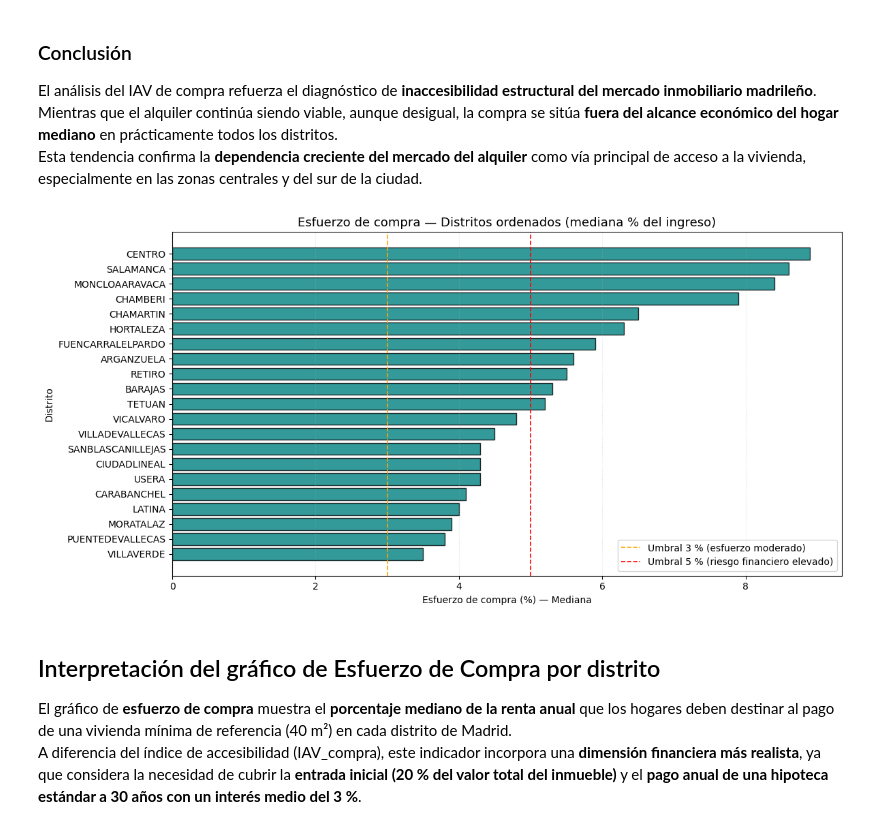
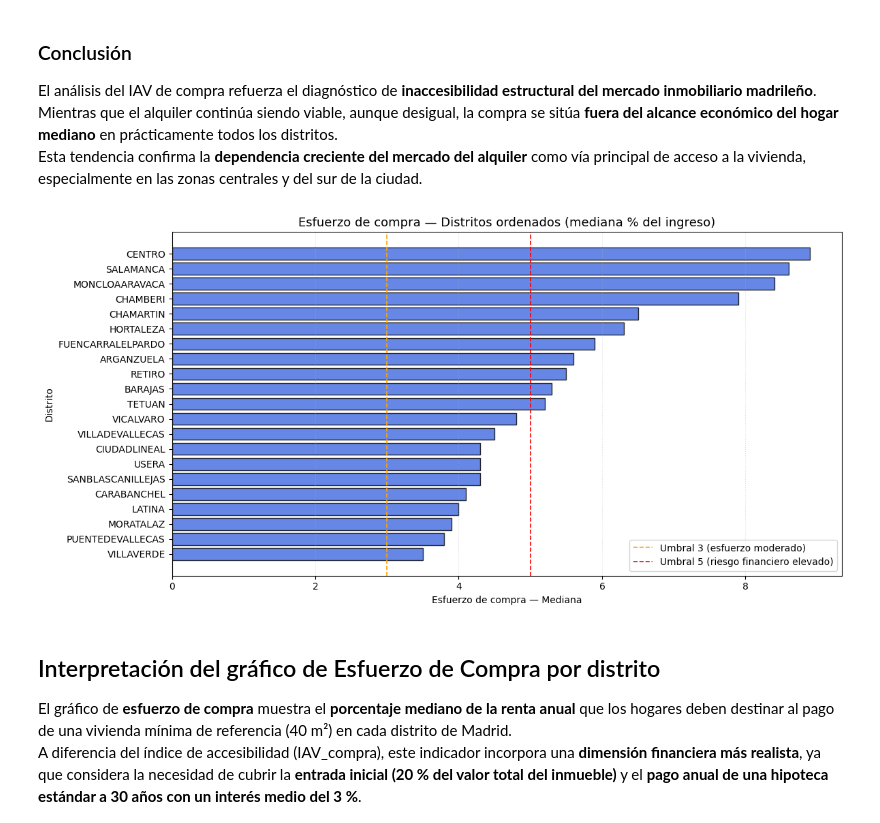
Before and after one commit to JorgeGM8/TFM_Data_Science, a Jupyter notebook: notebooks/Calculos_IAV.ipynb, the cells around one changed output. Saved outputs shown, nothing was run; the diff lists cells and outputs as text; code cells hidden in the pictures.

```diff
--- a/notebooks/Calculos_IAV.ipynb
+++ b/notebooks/Calculos_IAV.ipynb
@@ -11,8 +11,8 @@ import seaborn as sns
 # Cargar el dataset
 df = pd.read_csv("../data/final/viviendas_2011_2024.csv")
 
-# Superficie mínima normativa
-Sref = 40  # m²
+# Superficie mínima normativa para una o dos personas
+Sref = 40 # m²
 
 # ===========================================
 # 2. Cálculo de los indicadores
@@ -24,12 +24,17 @@ alquiler = df[df['Operacion'] == 'alquiler'].copy()
 
 # ---- IAV-Compra ----
 # Precio total por vivienda mínima
-venta['coste_total_vivienda'] = df['Precio_ajustado'] * (Sref / df['Tamano'])
-venta['IAV_compra'] = round(venta['Renta_neta_hogar'] / venta['coste_total_vivienda'], 2)
+# Área de referencia: 40 m² si Tamano_vivienda_personas <= 2, si no (Sref/2) * Tamano_vivienda_personas
+area_ref_venta = ((Sref / 2) * venta['Tamano_vivienda_personas']).where(venta['Tamano_vivienda_personas'] > 2, Sref)
+area_ref_alquiler = ((Sref / 2) * alquiler['Tamano_vivienda_personas']).where(alquiler['Tamano_vivienda_personas'] > 2, Sref)
+
+# Cálculo
+venta['coste_total_vivienda'] = venta['Precio_ajustado'] * (area_ref_venta / venta['Tamano'])
+venta['IAV_compra'] = round(venta['Renta_bruta_hogar'] * 3 / venta['coste_total_vivienda'], 2)
 
 # ---- IAV-Alquiler ----
 # Suponiendo que el Precio_ajustado es mensual, estimamos el coste anual mínimo
-alquiler['coste_anual_alquiler'] = (alquiler['Precio_ajustado'] / alquiler['Tamano']) * Sref * 12
+alquiler['coste_anual_alquiler'] = (alquiler['Precio_ajustado'] / alquiler['Tamano']) * area_ref_alquiler * 12
 alquiler['IAV_alquiler'] = round(alquiler['Renta_neta_hogar'] / alquiler['coste_anual_alquiler'], 2)
 
 # ---- Esfuerzo de alquiler ----
@@ -357,34 +380,35 @@ Esta tendencia confirma la **dependencia creciente del mercado del alquiler** co
 # %%
 # --- 4️⃣ Gráfico: Esfuerzo_compra con dos umbrales ---
 # Filtramos los distritos con operación de venta
 medianas_esf_compra = medianas_distrito[medianas_distrito["Operacion"] == "venta"].copy()
 medianas_esf_compra = medianas_esf_compra.sort_values("Esfuerzo_compra", ascending=True)
 
 plt.figure(figsize=(12,6))
 plt.barh(
     medianas_esf_compra["Distrito"],
     medianas_esf_compra["Esfuerzo_compra"],
-    color="teal",
+    color="royalblue",
     edgecolor="black",
     alpha=0.8
 )
 
 # --- Líneas de referencia ---
-plt.axvline(3, color="orange", linestyle="--", linewidth=1.2, label="Umbral 3 % (esfuerzo moderado)")
-plt.axvline(5, color="red", linestyle="--", linewidth=1.2, label="Umbral 5 % (riesgo financiero elevado)")
+plt.axvline(3, color="orange", linestyle="--", linewidth=1.2, label="Umbral 3 (esfuerzo moderado)")
+plt.axvline(5, color="red", linestyle="--", linewidth=1.2, label="Umbral 5 (riesgo financiero elevado)")
 
 # --- Título y etiquetas ---
 plt.title("Esfuerzo de compra — Distritos ordenados (mediana % del ingreso)", fontsize=13)
-plt.xlabel("Esfuerzo de compra (%) — Mediana")
+plt.xlabel("Esfuerzo de compra — Mediana")
 plt.ylabel("Distrito")
 
 # --- Cuadrícula y estilo ---
 plt.grid(axis="x", linestyle=":", alpha=0.4)
 plt.legend(loc="lower right")
 plt.tight_layout()
+plt.savefig('../reports/figures/accesibilidad_compra_esfuerzo.png', dpi=300, bbox_inches='tight')
 plt.show()
 # %% [output]
-[figure, old version]
+[figure, new version]
 # %% [markdown]
 ## Interpretación del gráfico de Esfuerzo de Compra por distrito
 
```
Also changed, not shown: parts of 8 cells of this notebook, 7 other files.
